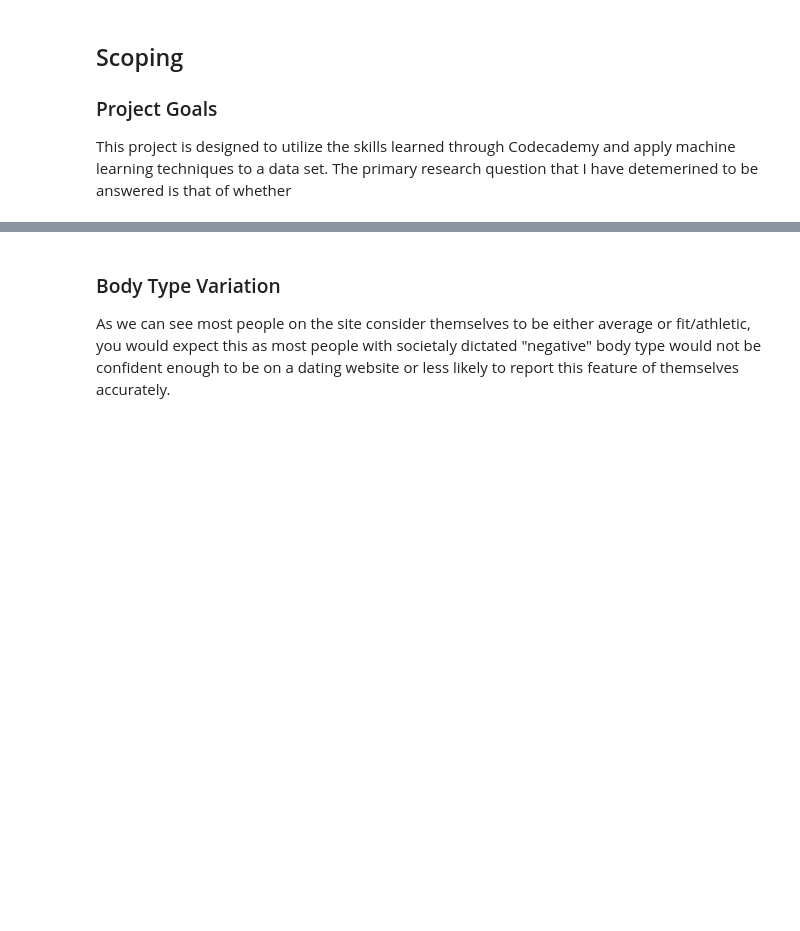
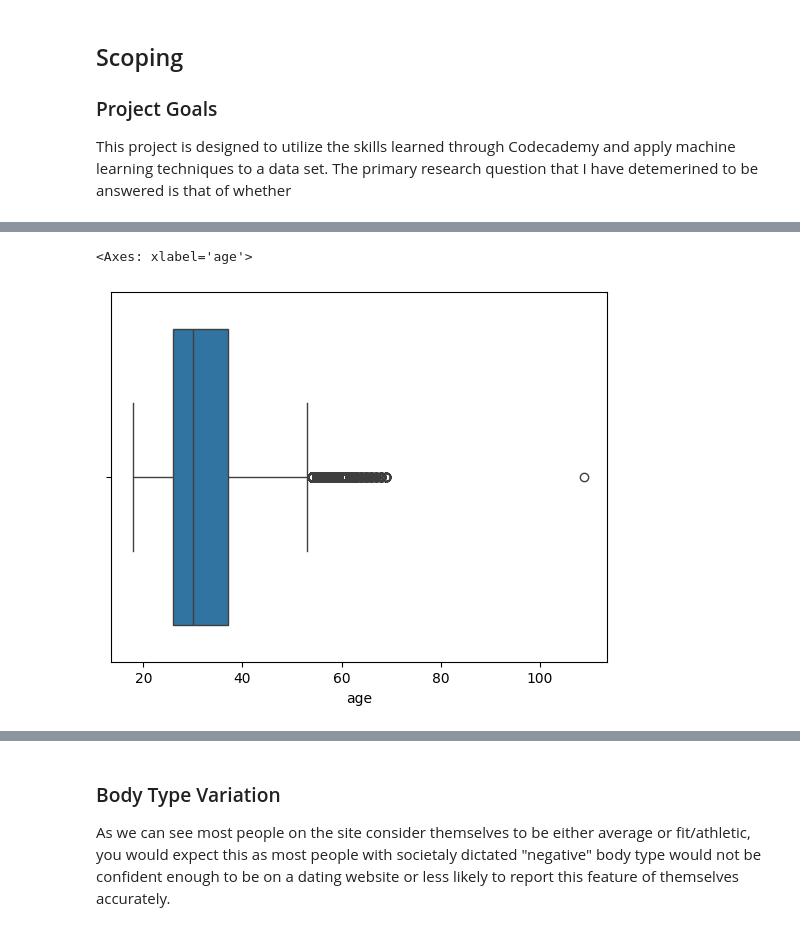
Before and after one commit to BinaryBite/Date-a-scientist, a Jupyter notebook: date-a-scientist.ipynb, the cells around one changed output, grey strips where cells are left out. Drawn from its saved outputs; the diff is of its cells as text; code cells hidden in the pictures; blank space fills up the shorter version.

```diff
--- a/date-a-scientist.ipynb
+++ b/date-a-scientist.ipynb
@@ -148,0 +603,2 @@ p['body_type'] = p['body_type'].fillna('average')
+# %%
+df.drop(columns = ['dogs', 'cats'], inplace = True)
@@ -148,0 +607,3 @@ p['body_type'] = p['body_type'].fillna('average')
+# %%
+df['religious_sentiment'] = df['religious_sentiment'].fillna('not specified')
+df['religious_preference'] = df['religious_preference'].fillna('not specified')
@@ -148,0 +640,5 @@ p['body_type'] = p['body_type'].fillna('average')
+# %%
+sns.boxplot(data = df, x = 'age')
+# %% [output]
+<Axes: xlabel='age'>
+[figure, added]
```
Also changed, not shown: parts of 112 cells of this notebook, 1 other file.
